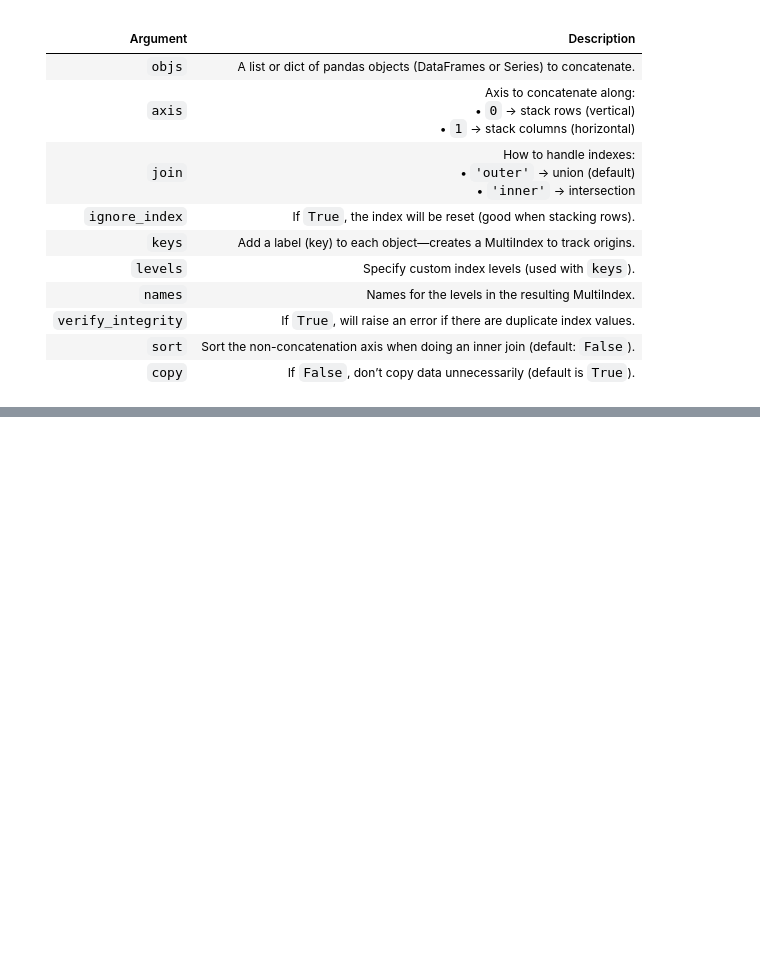
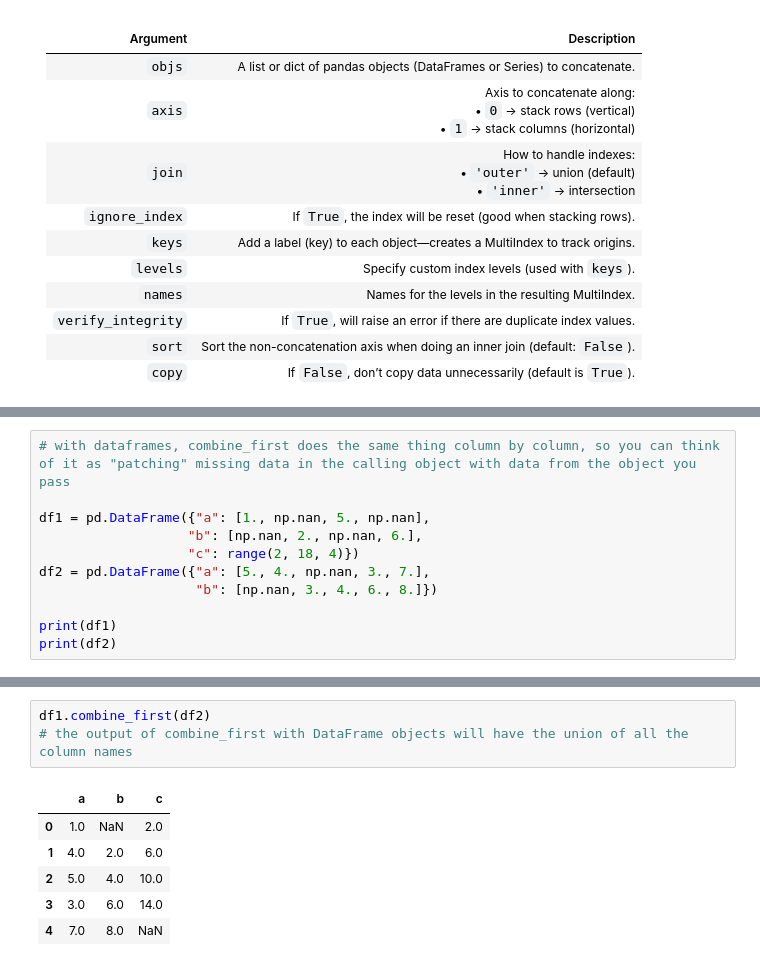
Before and after one commit to f-ckyou/pandas, a Jupyter notebook: pd-8/2_combining_and_merging_datasets.ipynb, the cells around one changed output, grey strips where cells are left out. Cells and saved outputs as stored; diff of their text form; blank space fills up the shorter version.

```diff
--- a/pd-8/2_combining_and_merging_datasets.ipynb
+++ b/pd-8/2_combining_and_merging_datasets.ipynb
@@ -762,0 +813,11 @@ pd.concat([df1, df2], ignore_index=True)
+# %%
+# with dataframes, combine_first does the same thing column by column, so you can think of it as "patching" missing data in the calling object with data from the object you pass
+
+df1 = pd.DataFrame({"a": [1., np.nan, 5., np.nan],
+                   "b": [np.nan, 2., np.nan, 6.],
+                   "c": range(2, 18, 4)})
+df2 = pd.DataFrame({"a": [5., 4., np.nan, 3., 7.],
+                    "b": [np.nan, 3., 4., 6., 8.]})
+
+print(df1)
+print(df2)
@@ -762,0 +836,10 @@ pd.concat([df1, df2], ignore_index=True)
+# %%
+df1.combine_first(df2)
+# the output of combine_first with DataFrame objects will have the union of all the column names
+# %% [output]
+|  | a | b | c |
+| 0 | 1.0 | NaN | 2.0 |
+| 1 | 4.0 | 2.0 | 6.0 |
+| 2 | 5.0 | 4.0 | 10.0 |
+| 3 | 3.0 | 6.0 | 14.0 |
+| 4 | 7.0 | 8.0 | NaN |
```
Also changed, not shown: parts of 5 cells of this notebook.
